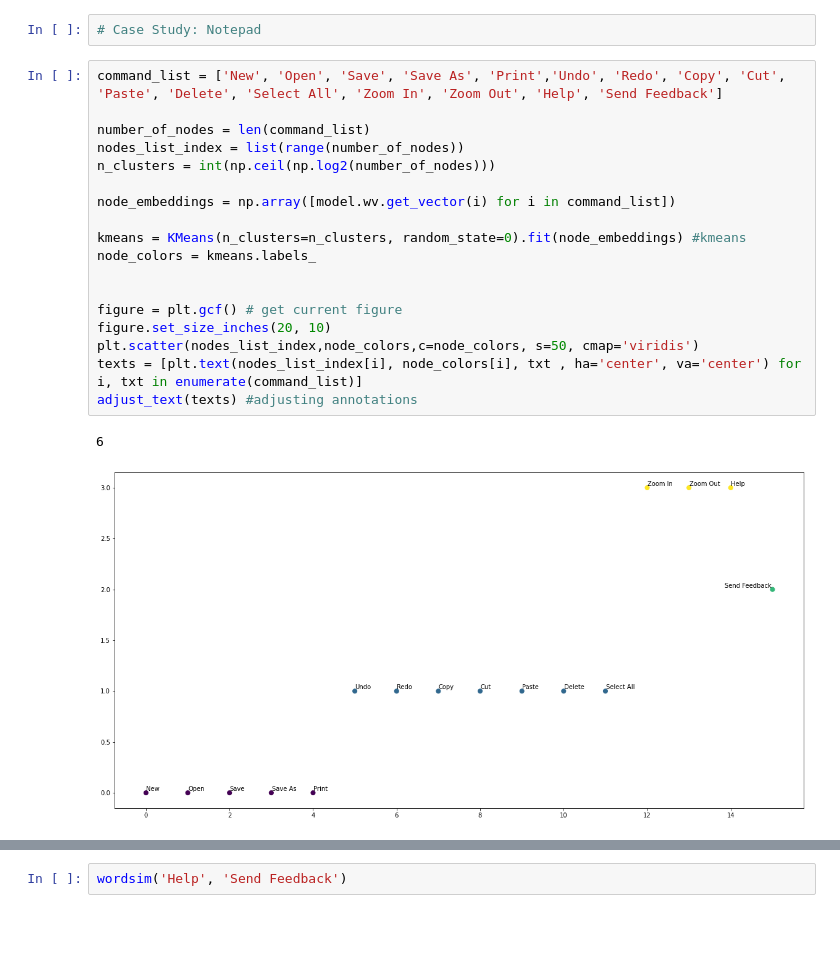
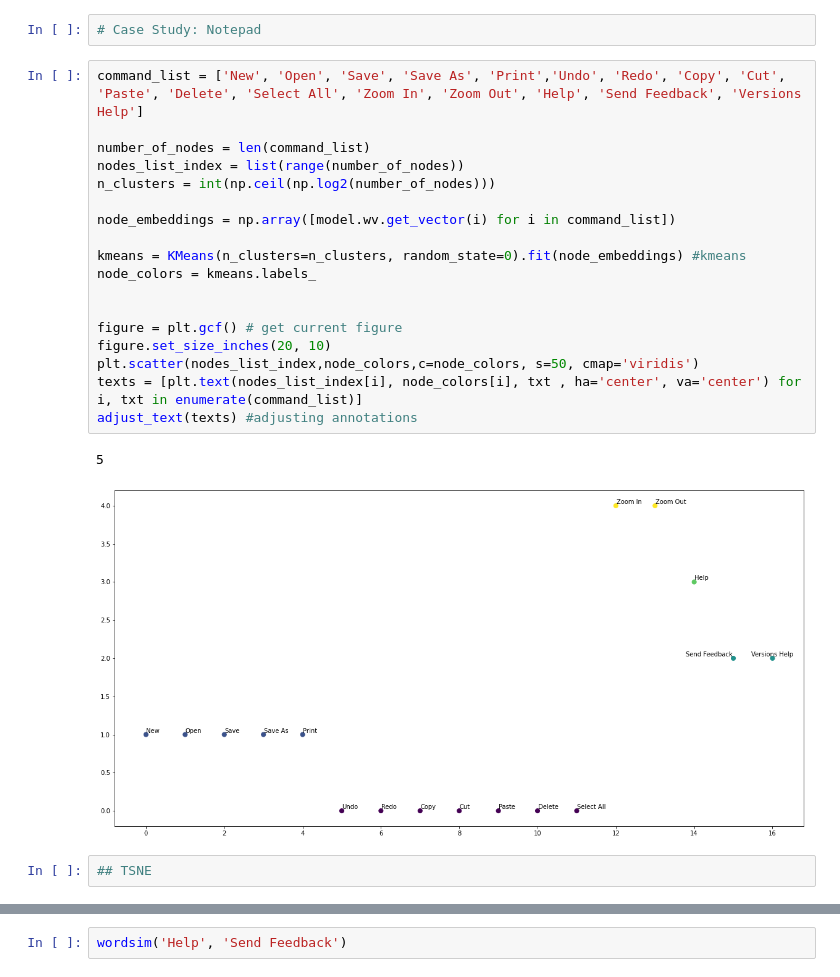
Before and after one commit to kargaranamir/Menu2vec, a Jupyter notebook: Paper Code.ipynb, the cells around one changed output, grey strips where cells are left out. Cells and saved outputs as stored; diff of their text form; blank space fills up the shorter version.

Commit message:
try to work with xml, tsne, new figures

```diff
--- a/Paper Code.ipynb
+++ b/Paper Code.ipynb
@@ -96,23 +139,25 @@ model.wv.most_similar('New Tab', topn=20)  # <=== note the .wv
 # %%
 # Case Study: Notepad
 # %%
-command_list = ['New', 'Open', 'Save', 'Save As', 'Print','Undo', 'Redo', 'Copy', 'Cut', 'Paste', 'Delete', 'Select All', 'Zoom In', 'Zoom Out', 'Help', 'Send Feedback']
+command_list = ['New', 'Open', 'Save', 'Save As', 'Print','Undo', 'Redo', 'Copy', 'Cut', 'Paste', 'Delete', 'Select All', 'Zoom In', 'Zoom Out', 'Help', 'Send Feedback', 'Versions Help']
 
 number_of_nodes = len(command_list)
 nodes_list_index = list(range(number_of_nodes))
 n_clusters = int(np.ceil(np.log2(number_of_nodes)))
 
 node_embeddings = np.array([model.wv.get_vector(i) for i in command_list])
 
 kmeans = KMeans(n_clusters=n_clusters, random_state=0).fit(node_embeddings) #kmeans
 node_colors = kmeans.labels_
 
 
 figure = plt.gcf() # get current figure
 figure.set_size_inches(20, 10)
 plt.scatter(nodes_list_index,node_colors,c=node_colors, s=50, cmap='viridis')
 texts = [plt.text(nodes_list_index[i], node_colors[i], txt , ha='center', va='center') for i, txt in enumerate(command_list)]
 adjust_text(texts) #adjusting annotations
 # %% [output]
-6
+5
-[figure, old version]
+[figure, new version]
+# %%
+## TSNE
```
Also changed, not shown: parts of 11 cells of this notebook, 2 other files.
